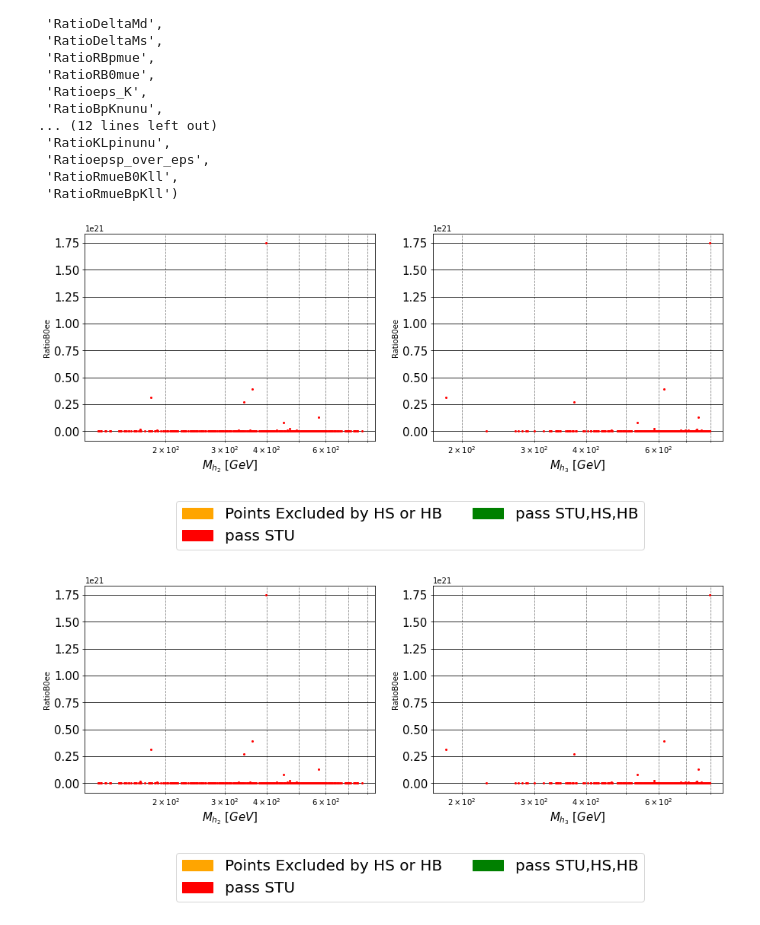
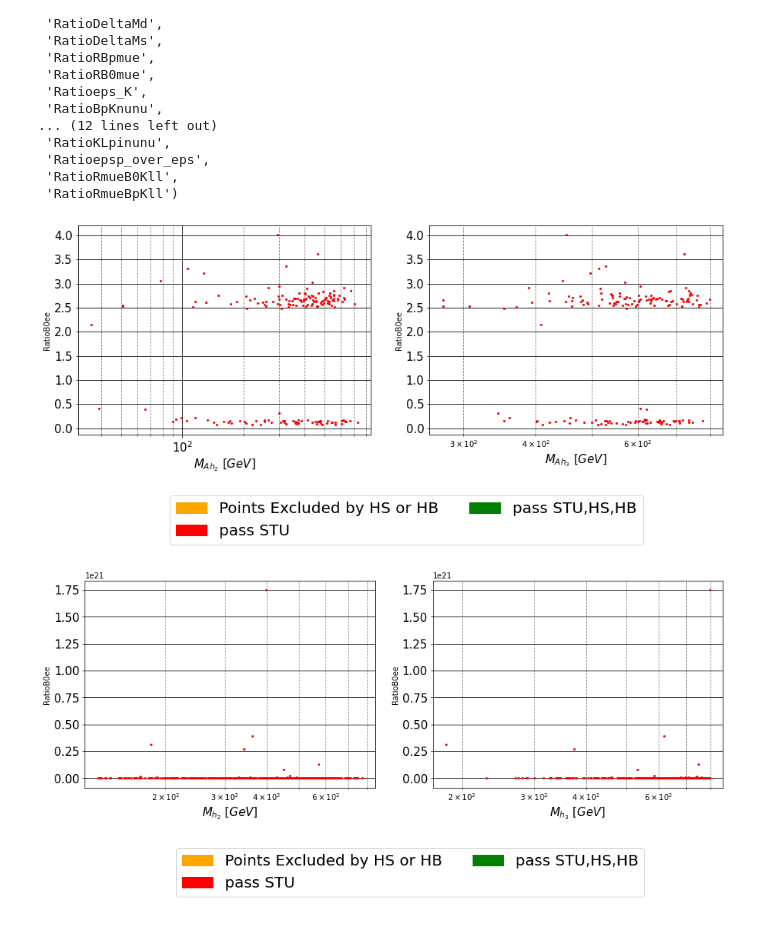
Before and after one commit to vasileios27/ExampleCodes, a Jupyter notebook: plotBGLNCS.ipynb, the cells around one changed output. Saved outputs shown, nothing was run; the diff lists cells and outputs as text; code cells hidden in the pictures.

Commit message:
New read option for ImYukawas

```diff
--- a/plotBGLNCS.ipynb
+++ b/plotBGLNCS.ipynb
@@ -12,12 +12,15 @@ print("moved to path: {}".format(os.getcwd()))
 from path: /mnt/PartPhy/CodeBGLNCS
 moved to path: /mnt/PartPhy/NewDATABGLNCS
 # %%
-columns =['i','j','Lambda1','Lambda2','Lambda3','Lambda4','Lambda1Dash','Lambda2Dash','Lambda3Dash','Mu3','Mub','alpha1','alpha2','alpha3','alpha4',\
-    'Y1d11','Y1d12','Y1d13','Y1d21','Y1d22','Y1d23','Y2d31','Y2d32','Y2d33','Y1u11','Y1u12','Y1u21','Y1u22','Y2u33','Y1e11','Y1e12','Y1e22','Y1e33',\
+columns =['i','j','Lambda1','Lambda2','Lambda3','Lambda4','Lambda1Dash','Lambda2Dash','Lambda3Dash','Mu3','Mub','alpha1',\
+    'alpha2','alpha3','alpha4',\
+    'Y1d11','Y1d12','Y1d13','Y1d21','Y1d22','Y1d23','Y2d31','Y2d32','Y2d33',\
+    'Y1u11','Y1u12','Y1u21','Y1u22','Y2u33','Y1e11','Y1e12','Y1e22','Y2e33',\
     'Y1n11','Y1n12','Y1n22','Y1n33','B11','B12','B21','B22','C13','C23','C31','C32',\
-    'imY1d11','imY1d12','imY1d13','imY1d21','imY1d22','imY1d23','imY2d31','imY2d32','imY2d33','imY1u11','imY1u12','imY1u21','imY1u22','imY1e11','imY1e12','imY1e21','imY1e22',\
+    'imY1d11','imY1d12','imY1d13','imY1d21','imY1d22','imY1d23','imY2d31','imY2d32','imY2d33',\
+    'imY1u11','imY1u12','imY1u21','imY1u22','imY2u33','imY1e11','imY1e12','imY1e21','imY1e22','imY2e33',\
     'V1','V2','VS','Mhh1','Mhh2','Mhh3','MAh2','MAh3','MHm2','MFv1','MFv2','MFv3','MFv4','MFv5','MFv6',\
-    'T_parameter','S_parameter','U_parameter','BRhh2toAh2Ah2']
+    'T_parameter','S_parameter','U_parameter']
 columns2 = ['HiggsBounds_pass','HBresult','chanel','obsratio','ncomb','HiggsSignal_pass','Pvalue','nobs_tot','nobs_h','nobs_mu','csq_tot','csq_mh','csq_mu']
 columns3= ['RatioBXsgamma','RatioB0ee','RatioBsee','RatioB0mumu','RatioBsmumu','RatioB0tautau',\
     'RatioBstautau','RatioDeltaMd','RatioDeltaMs','RatioRBpmue','RatioRB0mue',\
@@ -33,7 +36,7 @@ columnsNew = columns + columns2 + columns3 + columns4 + columns5
 # %% [markdown]
 ## Load data
 # %%
-df = pd.read_csv('dfB1T92.txt',header = None, delimiter = ",",names=columnsNew)
+df = pd.read_csv('dfB0T0.txt',header = None, delimiter = ",",names=columnsNew)
 # %%
 #EW1df = pd.read_csv('EW1T50data.txt',header = None, delimiter = ",",names=columnsNew)
 #D1df = pd.read_csv('D1T50data.txt',header = None, delimiter = ",",names=columns)
@@ -596,12 +609,12 @@ fig = plt.figure(figsize=(15,5))
 ax1,ax2 = fig.add_subplot(121),fig.add_subplot(122)
 
 #Ddf.plot(kind='scatter',x="Mhh2", y='RatioBXsgamma',color=color1 ,s=ss,label=r'Points Excluded by HS or HB',ax=ax1,legend=False);
-df_ps1.plot(kind='scatter',x="Mhh2", y='RatioB0ee', color=color2,s=ss,label="pass EWPT", ax=ax1,legend=False);
-df_ps1ps2ps3.plot(kind='scatter',x="Mhh2", y='RatioB0ee',color=color3,s=ss,label="pass EWPT,HS,HB", ax=ax1,legend=False);
+df_ps1.plot(kind='scatter',x="MAh2", y='RatioB0ee', color=color2,s=ss,label="pass EWPT", ax=ax1,legend=False);
+df_ps1ps2ps3.plot(kind='scatter',x="MAh2", y='RatioB0ee',color=color3,s=ss,label="pass EWPT,HS,HB", ax=ax1,legend=False);
 
 #Ddf.plot(kind='scatter',x="Mhh3", y='RatioBXsgamma',color=color1 ,s=ss,label=r'Points Excluded by HS or HB',ax=ax2,legend=False);
-df_ps1.plot(kind='scatter',x="Mhh3", y='RatioB0ee', color=color2,s=ss,label="pass STU", ax=ax2,legend=False);
-df_ps1ps2ps3.plot(kind='scatter',x="Mhh3", y='RatioB0ee',color=color3,s=ss,label="pass STU,HS,HB", ax=ax2,legend=False);
+df_ps1.plot(kind='scatter',x="MAh3", y='RatioB0ee', color=color2,s=ss,label="pass STU", ax=ax2,legend=False);
+df_ps1ps2ps3.plot(kind='scatter',x="MAh3", y='RatioB0ee',color=color3,s=ss,label="pass STU,HS,HB", ax=ax2,legend=False);
 
 ax1.set_xscale('log')
 ax2.set_xscale('log')
@@ -611,36 +624,36 @@ ax1.grid(True,which='major',ls='-',c='black')
 ax1.grid(True,which='minor',ls='--',c='grey')
 
 ax2.set_axisbelow(True)
 ax2.grid(True,which='major',ls='-',c='black')
 ax2.grid(True,which='minor',ls='--',c='grey')
 
-ax1.set_xlabel(r'$M_{h_{2}}\ [GeV]$', fontsize=15)
+ax1.set_xlabel(r'$M_{Ah_{2}}\ [GeV]$', fontsize=15)
 #ax1.set_ylabel( r'$ \frac{\textrm{BR} ( B \rightarrow X_s \gamma)}{{BR}_{SM} ( B \rightarrow X_s \gamma )}$', fontsize=15)
-ax2.set_xlabel(r'$M_{h_{3}}\ [GeV]$', fontsize=15)
+ax2.set_xlabel(r'$M_{Ah_{3}}\ [GeV]$', fontsize=15)
 #ax2.set_ylabel( r'$ \frac{\textrm{BR} ( B \rightarrow X_s \gamma)}{{BR}_{SM} ( B \rightarrow X_s \gamma )}$', fontsize=15)
 
 #ax1.set_ylim(0,2)
 #ax2.set_ylim(0,2)
 
 ax1.tick_params(labelsize=15) ;
 ax2.tick_params(labelsize=15) ;
 ax3.tick_params(labelsize=15) ;
 ax4.tick_params(labelsize=15) ;
 
 handles, labels = plt.gca().get_legend_handles_labels()
 
 patch = mpatches.Patch(color=color1 ,label=r'Points Excluded by HS or HB')
 patch1 = mpatches.Patch(color=color2,label="pass STU")
 patch2= mpatches.Patch(color=color3,label="pass STU,HS,HB")
 #line = Line2D([], [],marker= "o", label = 'manual line',color='blue')
 
 handles.extend([patch,patch1,patch2])
 
 fig.legend(loc='lower center', bbox_to_anchor=(0.52, -0.3),fontsize = 20 ,handles=handles,ncol=2)
 
 plt.show();
 # %% [output]
-[figure, old version]
+[figure, new version]
 # %%
 fig = plt.figure(figsize=(15,5))
 # Adds subplot on position 1
```
Also changed, not shown: parts of 17 cells of this notebook, 1 other file.
